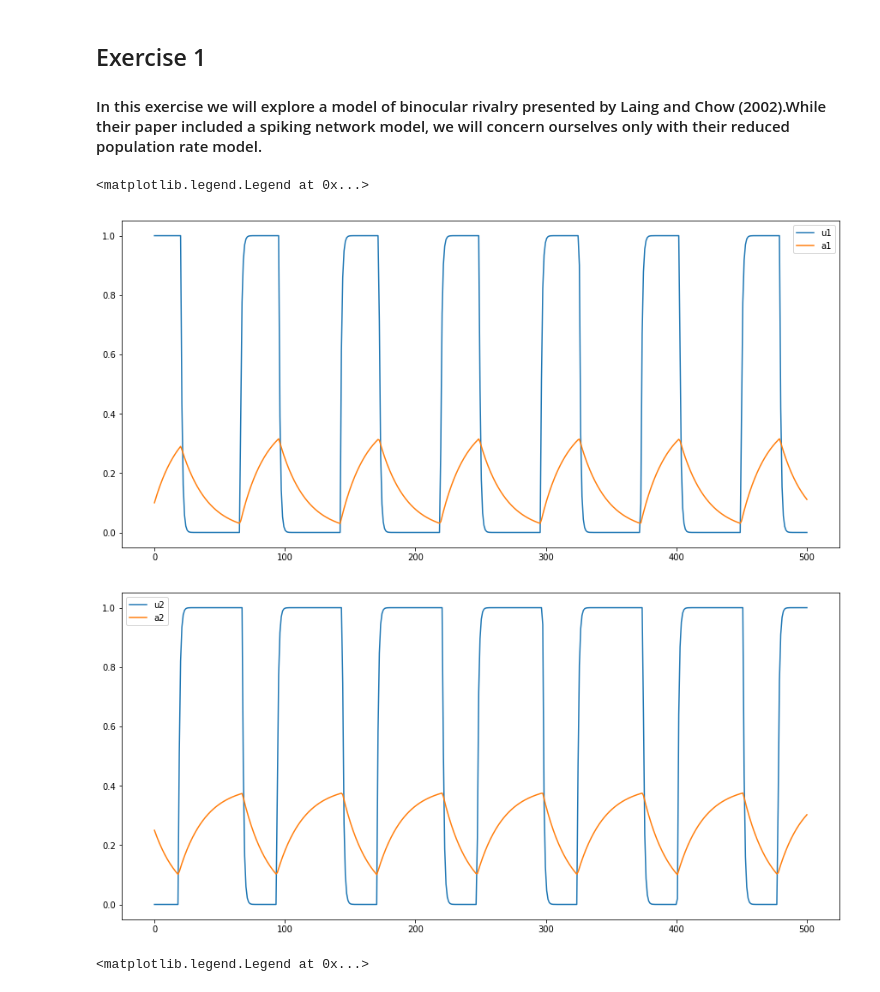
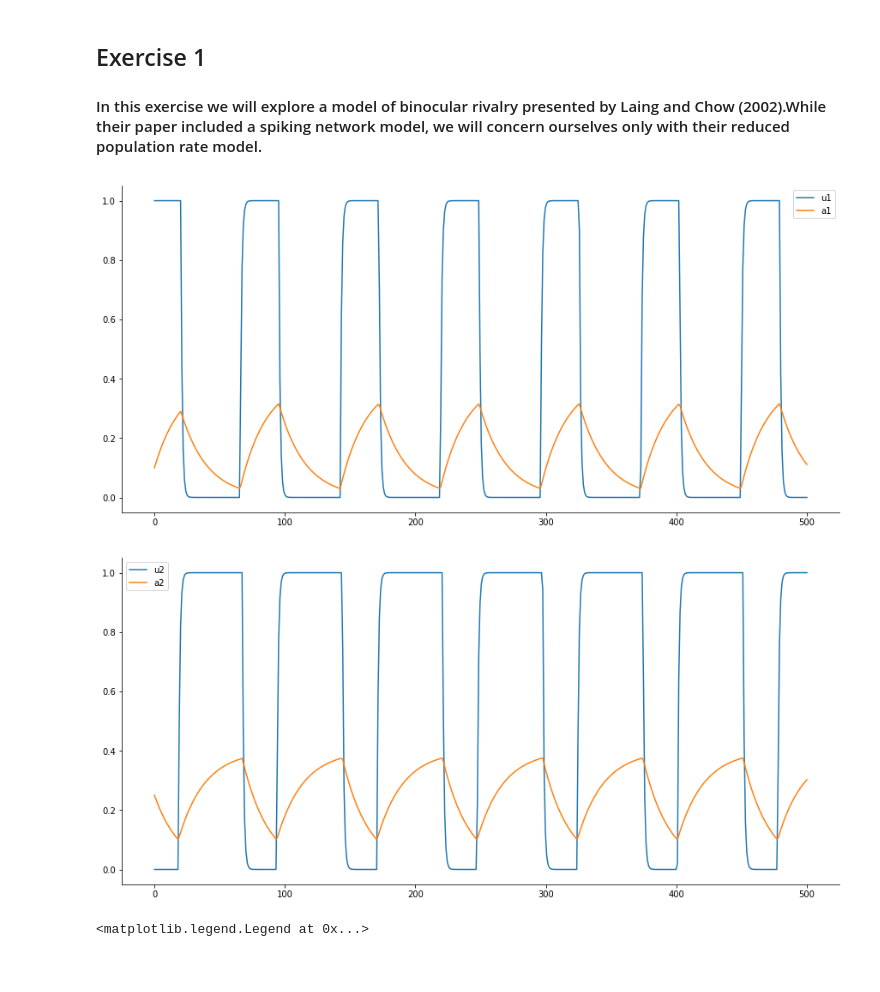
Before and after one commit to lauralopezgaldo/finalproject, a Jupyter notebook: PerceptualBistability.ipynb, the cells around one changed output. Saved outputs shown, nothing was run; the diff lists cells and outputs as text; code cells hidden in the pictures.

```diff
--- a/PerceptualBistability.ipynb
+++ b/PerceptualBistability.ipynb
@@ -9,38 +10,54 @@ import matplotlib.pyplot as plt
 ## Exercise 1
 #### In this exercise we will explore a model of binocular rivalry presented by Laing and Chow (2002).While their paper included a spiking network model, we will concern ourselves only with their reduced population rate model.
 # %%
-u1 = 1; a1 = 0.1; u2 = 0; a2 = 0.25 # initial values
+u1 = 1;
+a1 = 0.1;
+u2 = 0;
+a2 = 0.25; # initial values
 t = np.linspace(0, 500, num=500) # time vector
 x_0 = [u1, a1, u2, a2]; # initial conditions in a vector
-I1 = 0.43; I2 = 0.5;
+I1 = 0.43;
+I2 = 0.5;
 I = (I1,I2) # Istimulus vector
 
 def laing_chow(x0, t, I1, I2) :
-    alpha = 0.2 ; beta = 0.4; phi = 0.4; tau = 20 ; g1 = 1; g2 = 1;
+    """This function takes as inputs the initial values, a time vector and 2 Istimulus arguments
+    and evaluates the four ODE's of Laing Chow 2002. The return of this function is a list with
+    the same number of elements as functions (4 in this case) with the evaluation of every function
+    for the determined inputs.
+    """
+
+    alpha = 0.2;
+    beta = 0.4;
+    phi = 0.4;
+    tau = 20;
+    g1 = 1;
+    g2 = 1;
     u1, a1, u2, a2 = x0
     du1dt = - u1 + np.heaviside(alpha*u1*g1 - beta*u2*g2 - a1 + I1,0)
     du2dt = - u2 + np.heaviside(alpha*u2*g2 - beta*u1*g1 - a2 + I2,0)
     da1dt = (1/tau)* (-a1 + phi*np.heaviside(alpha*u1*g1 - beta*u2*g2 - a1 + I1,0))
     da2dt = (1/tau)* (-a2 + phi*np.heaviside(alpha*u2*g2 - beta*u1*g1 - a2 + I2,0))
     y = [du1dt, da1dt, du2dt, da2dt]
     #It is very important to keep the order of the equations with the initial values for each one
     return y
 
 sol = odeint(laing_chow, x_0, t, args=(I1,I2))
 u1 = sol[:,0]; a1 = sol[:,1]; u2 = sol[:,2]; a2 = sol[:,3]
 
-plt.figure(figsize=(15,7))
+plt.figure(num=1,figsize=(15,7))
 plt.plot(t,sol[:,0],label='u1')
 plt.plot(t,sol[:,1],label='a1')
 plt.legend()
+sns.despine();
 plt.figure(figsize=(15,7))
 plt.plot(t,sol[:,2],label='u2')
 plt.plot(t,sol[:,3],label='a2')
 plt.legend()
+sns.despine();
 # %% [output]
-<matplotlib.legend.Legend at 0x...>
-[figure, old version]
+[figure, new version]
-[figure, old version]
+[figure, new version]
 # %%
 plt.figure(figsize=(16,5))
 plt.plot(t,sol[:,0],label='u1')
```
Also changed, not shown: parts of 9 cells of this notebook.
